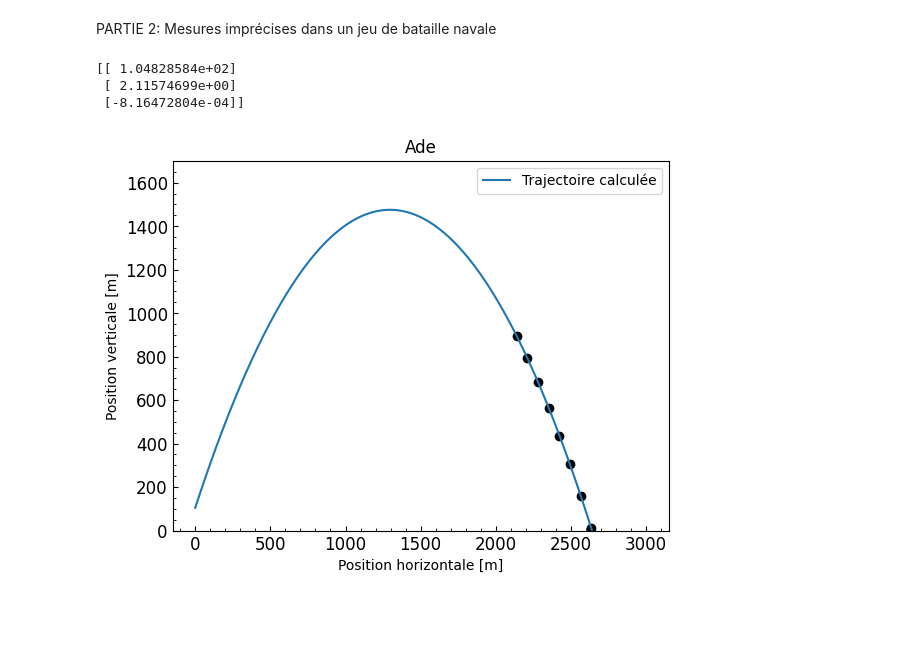
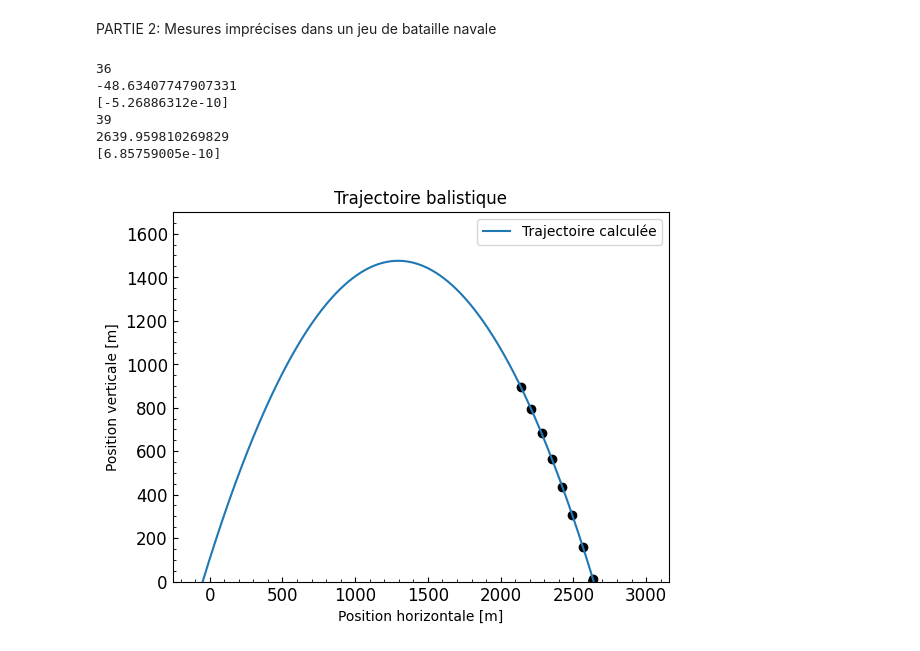
Before and after one commit to gamer39/Physique_numerique, a Jupyter notebook: Tp2/tp2.ipynb, the cells around one changed output. Saved outputs shown, nothing was run; the diff lists cells and outputs as text; code cells hidden in the pictures; blank space fills up the shorter version.

```diff
--- a/Tp2/tp2.ipynb
+++ b/Tp2/tp2.ipynb
@@ -163,7 +163,7 @@ def householder_qr(A, réduite): #Matrice A
 
 
 #b)
-#{} \ []
+
 
 path= os.path.abspath("bataille_navale_equipe06.csv")
 xdata = pd.read_csv(path, header=0).iloc[:, 0]
@@ -201,37 +201,77 @@ QTY=np.dot(QT, ydata)
 
 def solution_systeme(R, Y): #R est triangulaire supérieur, Y est la matrice dans la forme R*A=Y, le code itère pour trouver les valeurs de A solution
     N = R.shape[0]
     A = np.zeros((N, 1))
 
     A[N-1] = Y[N-1] / R[N-1, N-1]
     for i in range(N-2, -1, -1):
         A[i] = (Y[i] - np.dot(R[i, i+1:], A[i+1:])) / R[i, i]
 
     return A
 
 A = solution_systeme(R, QTY)
-print(A)
+#print(A)
 
 
 #c)
-l=np.linspace(0, 3000, 10000)
+l=np.linspace(-100, 3000, 10000)
 Y = A[0]+A[1]*l+A[2]*l**2
 
 
 plt.figure()
 plt.minorticks_on()
 plt.tick_params(axis="both",direction="in",labelsize='large',which='both',color='black')
 plt.title("Trajectoire balistique")
 plt.ylabel("Position verticale [m]")
 plt.xlabel("Position horizontale [m]")
 plt.plot(l, Y, label="Trajectoire calculée")
 plt.scatter(xdata, ydata, color= "black")
 plt.ylim(0, 1700)
 plt.legend()
 plt.plot()
-plt.show()
+#plt.show()
+
+#d) Méthode de la bissection
+def fonction_Y(x):
+    return(A[0]+A[1]*x+A[2]*x**2)
+
+def bissection(xA, xB):
+    xC=(xA+xB)/2
+    if fonction_Y(xA)*fonction_Y(xC) > 0:
+        xA=xC
+    else:
+        xB=xC
+    return xA, xB, xC
+
+###############À zéro#######################
+xA=-100
+xB=0
+nb=0
+for i in range(1000000):
+    nb += 1
+    xA, xB, xC = bissection(xA,xB)
+    if abs(fonction_Y(xC)) < 10e-10:
+        break
+print(nb)
+print(xC)
+print(fonction_Y(xC))
+###### Point de chute#####
+xA= 2500
+xB= 3000
+nb=0
+for i in range(1000000):
+    nb += 1
+    xA, xB, xC = bissection(xA,xB)
+    if abs(fonction_Y(xC)) < 10e-10:
+        break
+print(nb)
+print(xC)
+print(fonction_Y(xC))
 # %% [output]
-[[ 1.04828584e+02]
- [ 2.11574699e+00]
- [-8.16472804e-04]]
+36
+-48.63407747907331
+[-5.26886312e-10]
+39
+2639.959810269829
+[6.85759005e-10]
-[figure, old version]
+[figure, new version]
```
